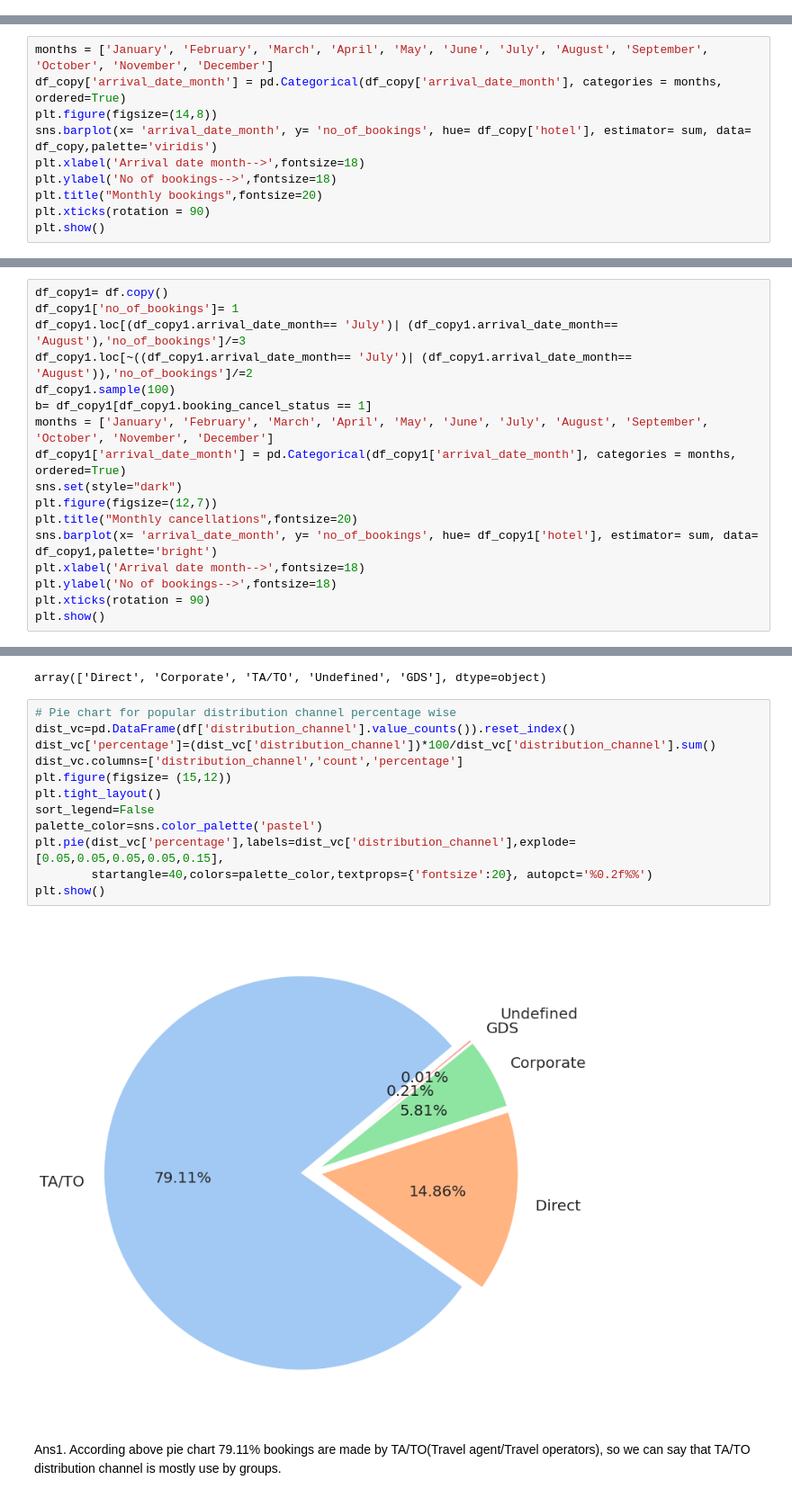
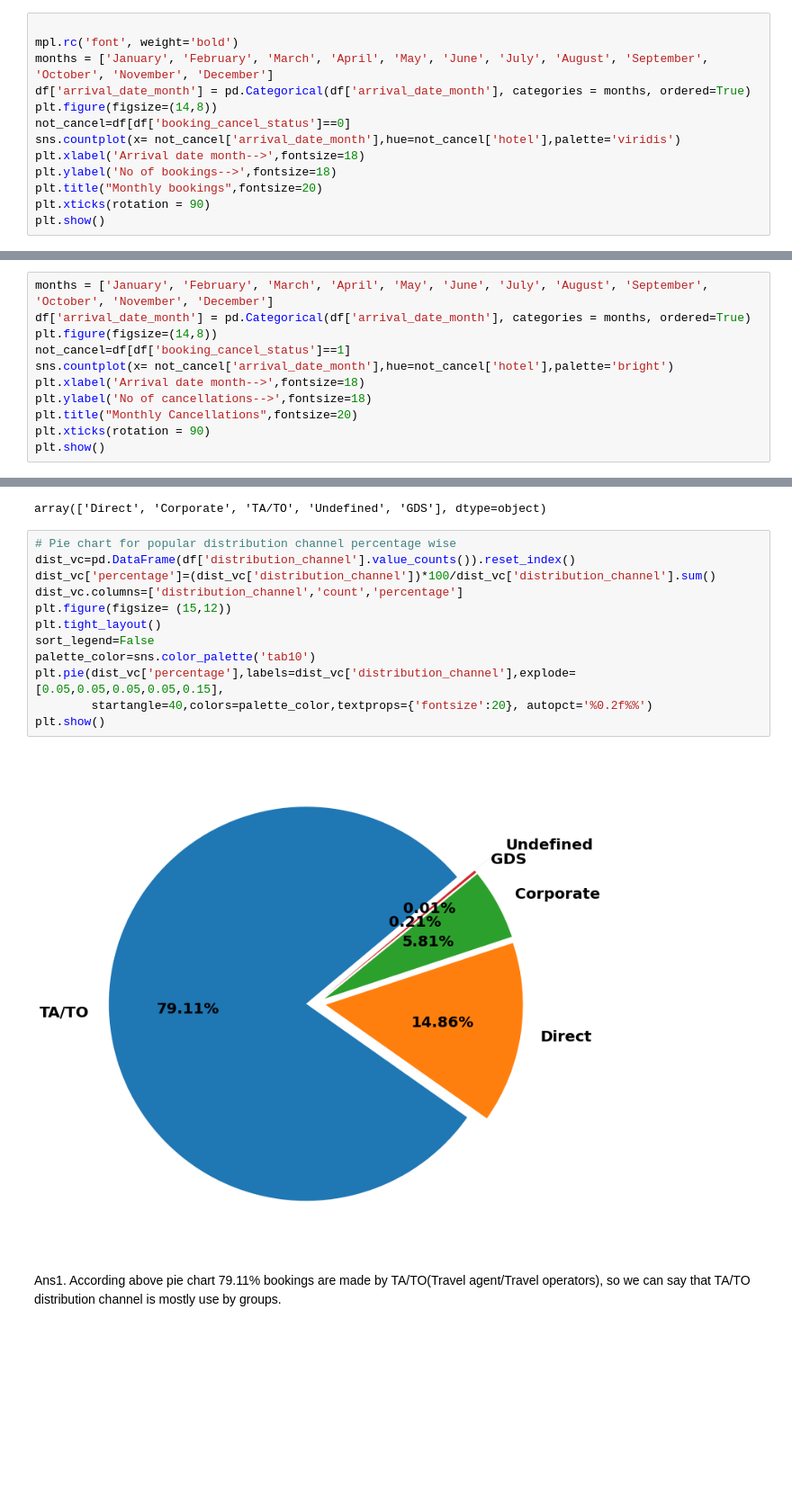
Before and after one commit to niteshavagabond/Hotel-Booking-analysis, a Jupyter notebook: Hotel_Booking_Analysis_Capstone_Project.ipynb, the cells around one changed output, grey strips where cells are left out. Shown at 90% size. Cells and saved outputs as stored; diff of their text form; blank space fills up the shorter version.

```diff
--- a/Hotel_Booking_Analysis_Capstone_Project.ipynb
+++ b/Hotel_Booking_Analysis_Capstone_Project.ipynb
@@ -522,0 +502,13 @@ df_copy.sample(100)
+# %%
+
+mpl.rc('font', weight='bold')
+months = ['January', 'February', 'March', 'April', 'May', 'June', 'July', 'August', 'September', 'October', 'November', 'December']
+df['arrival_date_month'] = pd.Categorical(df['arrival_date_month'], categories = months, ordered=True)
+plt.figure(figsize=(14,8))
+not_cancel=df[df['booking_cancel_status']==0]
+sns.countplot(x= not_cancel['arrival_date_month'],hue=not_cancel['hotel'],palette='viridis')
+plt.xlabel('Arrival date month-->',fontsize=18)
+plt.ylabel('No of bookings-->',fontsize=18)
+plt.title("Monthly bookings",fontsize=20)
+plt.xticks(rotation = 90)
+plt.show()
@@ -523,11 +517,12 @@ df_copy.sample(100)
 # %%
 months = ['January', 'February', 'March', 'April', 'May', 'June', 'July', 'August', 'September', 'October', 'November', 'December']
-df_copy['arrival_date_month'] = pd.Categorical(df_copy['arrival_date_month'], categories = months, ordered=True)
+df['arrival_date_month'] = pd.Categorical(df['arrival_date_month'], categories = months, ordered=True)
 plt.figure(figsize=(14,8))
-sns.barplot(x= 'arrival_date_month', y= 'no_of_bookings', hue= df_copy['hotel'], estimator= sum, data= df_copy,palette='viridis')
+not_cancel=df[df['booking_cancel_status']==1]
+sns.countplot(x= not_cancel['arrival_date_month'],hue=not_cancel['hotel'],palette='bright')
 plt.xlabel('Arrival date month-->',fontsize=18)
-plt.ylabel('No of bookings-->',fontsize=18)
-plt.title("Monthly bookings",fontsize=20)
+plt.ylabel('No of cancellations-->',fontsize=18)
+plt.title("Monthly Cancellations",fontsize=20)
 plt.xticks(rotation = 90)
 plt.show()
 # %% [output]
@@ -535,17 +529,0 @@ plt.show()
-# %%
-df_copy1= df.copy()
-df_copy1['no_of_bookings']= 1
-df_copy1.loc[(df_copy1.arrival_date_month== 'July')| (df_copy1.arrival_date_month== 'August'),'no_of_bookings']/=3
-df_copy1.loc[~((df_copy1.arrival_date_month== 'July')| (df_copy1.arrival_date_month== 'August')),'no_of_bookings']/=2
-df_copy1.sample(100)
-b= df_copy1[df_copy1.booking_cancel_status == 1]
-months = ['January', 'February', 'March', 'April', 'May', 'June', 'July', 'August', 'September', 'October', 'November', 'December']
-df_copy1['arrival_date_month'] = pd.Categorical(df_copy1['arrival_date_month'], categories = months, ordered=True)
-sns.set(style="dark")
-plt.figure(figsize=(12,7))
-plt.title("Monthly cancellations",fontsize=20)
-sns.barplot(x= 'arrival_date_month', y= 'no_of_bookings', hue= df_copy1['hotel'], estimator= sum, data= df_copy1,palette='bright')
-plt.xlabel('Arrival date month-->',fontsize=18)
-plt.ylabel('No of bookings-->',fontsize=18)
-plt.xticks(rotation = 90)
-plt.show()
@@ -693,17 +669,17 @@ array(['Direct', 'Corporate', 'TA/TO', 'Undefined', 'GDS'], dtype=object)
 # %%
 # Pie chart for popular distribution channel percentage wise
 dist_vc=pd.DataFrame(df['distribution_channel'].value_counts()).reset_index()
 dist_vc['percentage']=(dist_vc['distribution_channel'])*100/dist_vc['distribution_channel'].sum()
 dist_vc.columns=['distribution_channel','count','percentage']
 plt.figure(figsize= (15,12))
 plt.tight_layout()
 sort_legend=False
-palette_color=sns.color_palette('pastel')
+palette_color=sns.color_palette('tab10')
 plt.pie(dist_vc['percentage'],labels=dist_vc['distribution_channel'],explode=[0.05,0.05,0.05,0.05,0.15],
         startangle=40,colors=palette_color,textprops={'fontsize':20}, autopct='%0.2f%%')
 plt.show()
 # %% [output]
-[figure, old version]
+[figure, new version]
 # %% [markdown]
 Ans1. According above pie chart 79.11% bookings are made by TA/TO(Travel agent/Travel operators), so we can say that TA/TO distribution channel is mostly use by groups.
 # %% [markdown]
```
Also changed, not shown: parts of 31 cells of this notebook.
